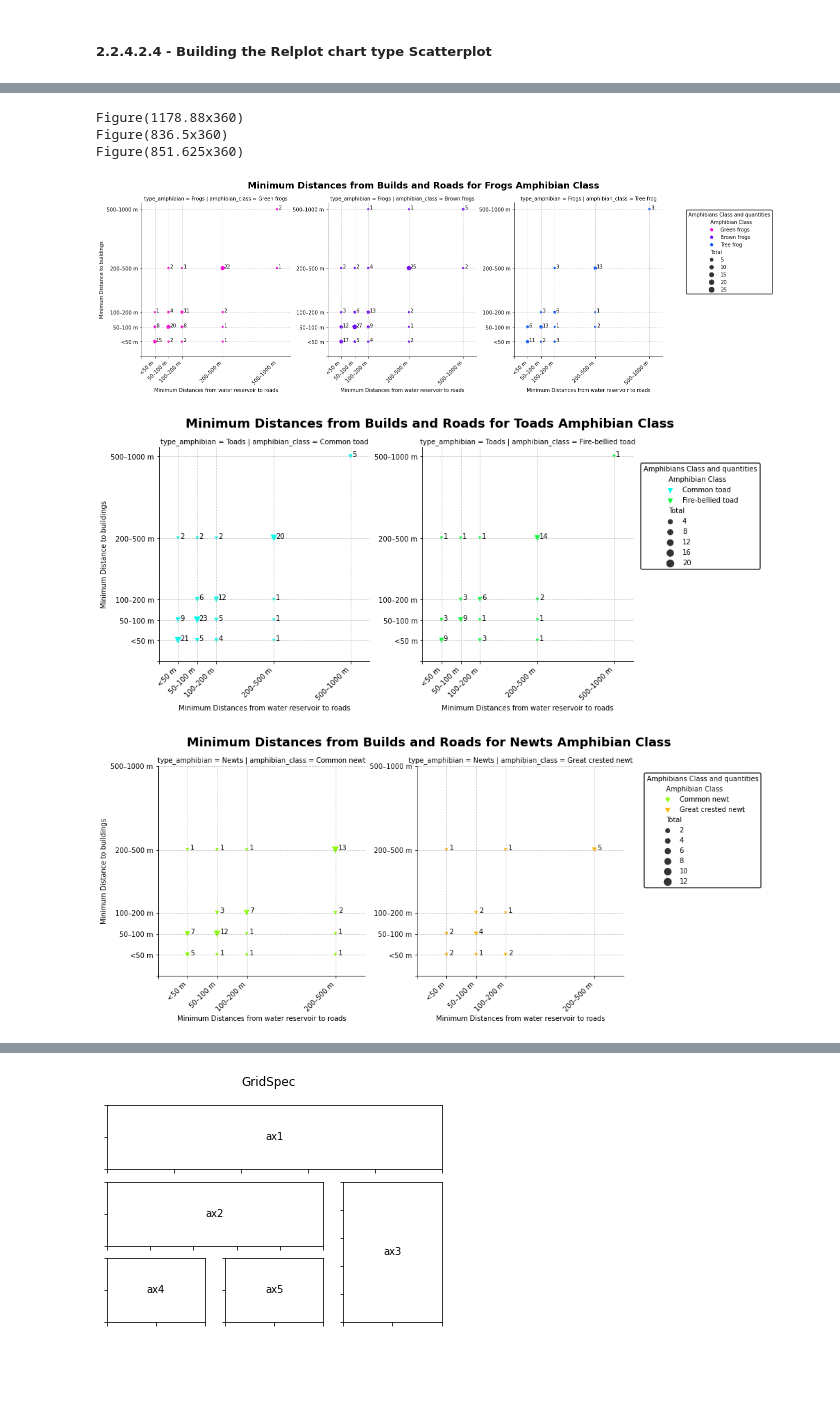
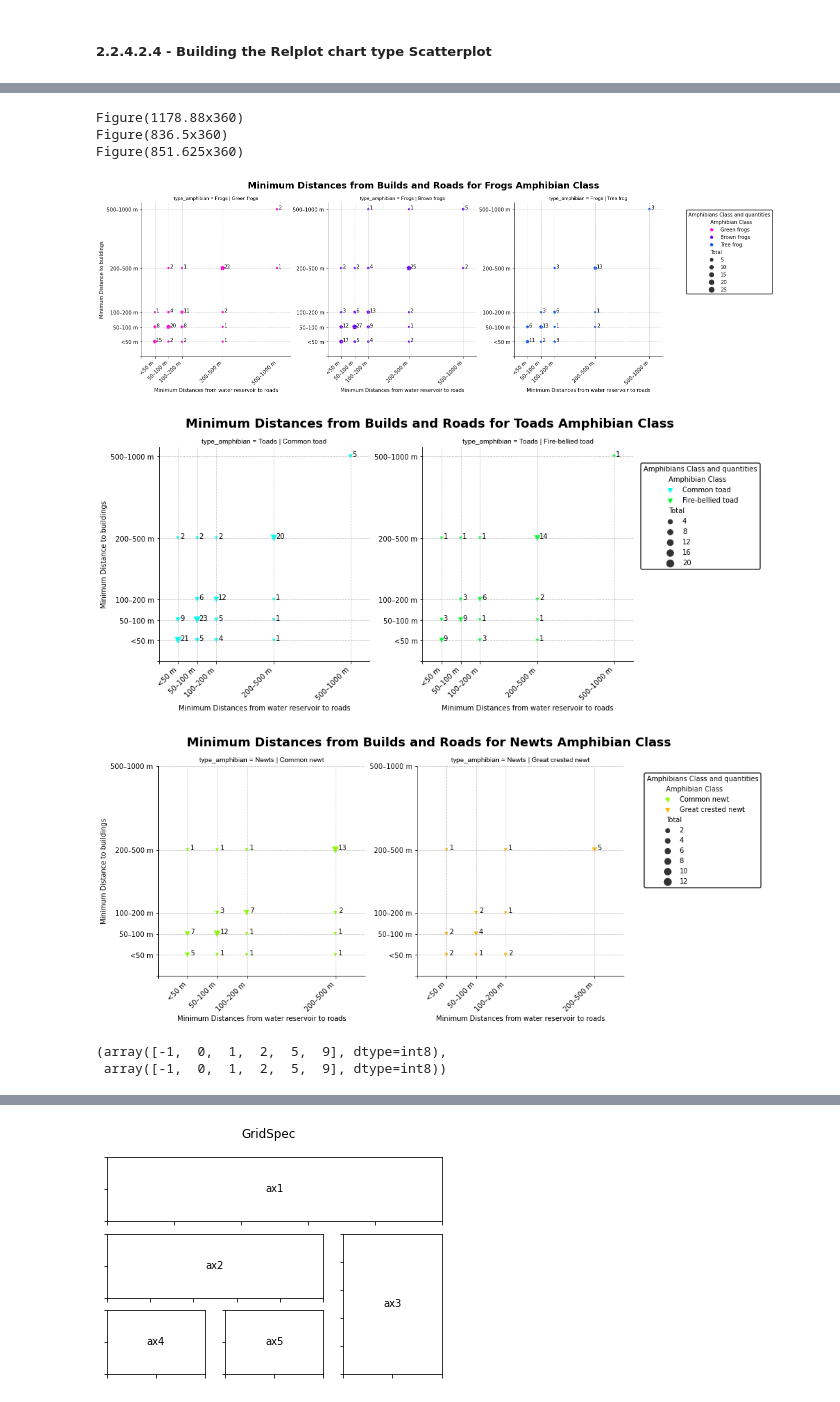
Before and after one commit to Renata-Thomazelli/amphibians, a Jupyter notebook: amphibians-Copy2.ipynb, the cells around one changed output, grey strips where cells are left out. Drawn from its saved outputs; the diff is of its cells as text; code cells hidden in the pictures; blank space fills up the shorter version.

```diff
--- a/amphibians-Copy2.ipynb
+++ b/amphibians-Copy2.ipynb
@@ -1331,7 +1210,7 @@ for i in res_list:
     fontsize=18,
     fontweight='heavy',
     fontstretch='expanded')
-    res.set_titles(col_template="{col_name}",font='Arial', fontsize=14)
+    i.set_titles(col_template="{col_name}",font='Arial', fontsize=14)
 
 
     for ax in i.axes.flat:
@@ -1409,33 +1288,33 @@ for res in res_list:
     # Customize the legend
     legend = res._legend  # Get a reference to the legend
 
     # Altere o texto do primeiro item da legenda
     handles, labels = legend.legendHandles, legend.get_texts()
     labels[0].set_text("Amphibian Class")
 
     # Add a border around the legend
 
     legend.set_title("Amphibians Class and quantities")
     legend.set_bbox_to_anchor((1.15, 0.80))  # Adjust the legend position
     legend.set_frame_on(True)
     legend.get_frame().set_linewidth(1.5)  # Set the border width
     legend.get_frame().set_edgecolor("black")  # Set the border color
 
 
 
 
 
 
 fig.subplots_adjust(hspace=0.5)
 res1.savefig("charts/Minimum Distances Frogs.png", transparent = False,facecolor ="w",bbox_inches ="tight",pad_inches = 1,edgecolor ='w',orientation ='landscape', dpi=300)
 res2.savefig("charts/Minimum Distances Toads.png", transparent = False,facecolor ="w",bbox_inches ="tight",pad_inches = 1,edgecolor ='w',orientation ='landscape', dpi=300)
 res3.savefig("charts/Minimum Distances Newts.png",transparent = False,facecolor ="w",bbox_inches ="tight",pad_inches = 1,edgecolor ='w',orientation ='landscape', dpi=300)
 # Exiba o gráfico
 plt.show()
 # %% [output]
 Figure(1178.88x360)
 Figure(836.5x360)
 Figure(851.625x360)
-[figure, old version]
+[figure, new version]
-[figure, old version]
+[figure, new version]
-[figure, old version]
+[figure, new version]
@@ -1442,3 +1458,8 @@ Figure(851.625x360)
+# %%
+Formating.defining_the_ticks_marcks()
+# %% [output]
+(array([-1,  0,  1,  2,  5,  9], dtype=int8),
+ array([-1,  0,  1,  2,  5,  9], dtype=int8))
 # %%
 
 ###TESTER class###
```
Also changed, not shown: parts of 39 cells of this notebook, 5 other files.
